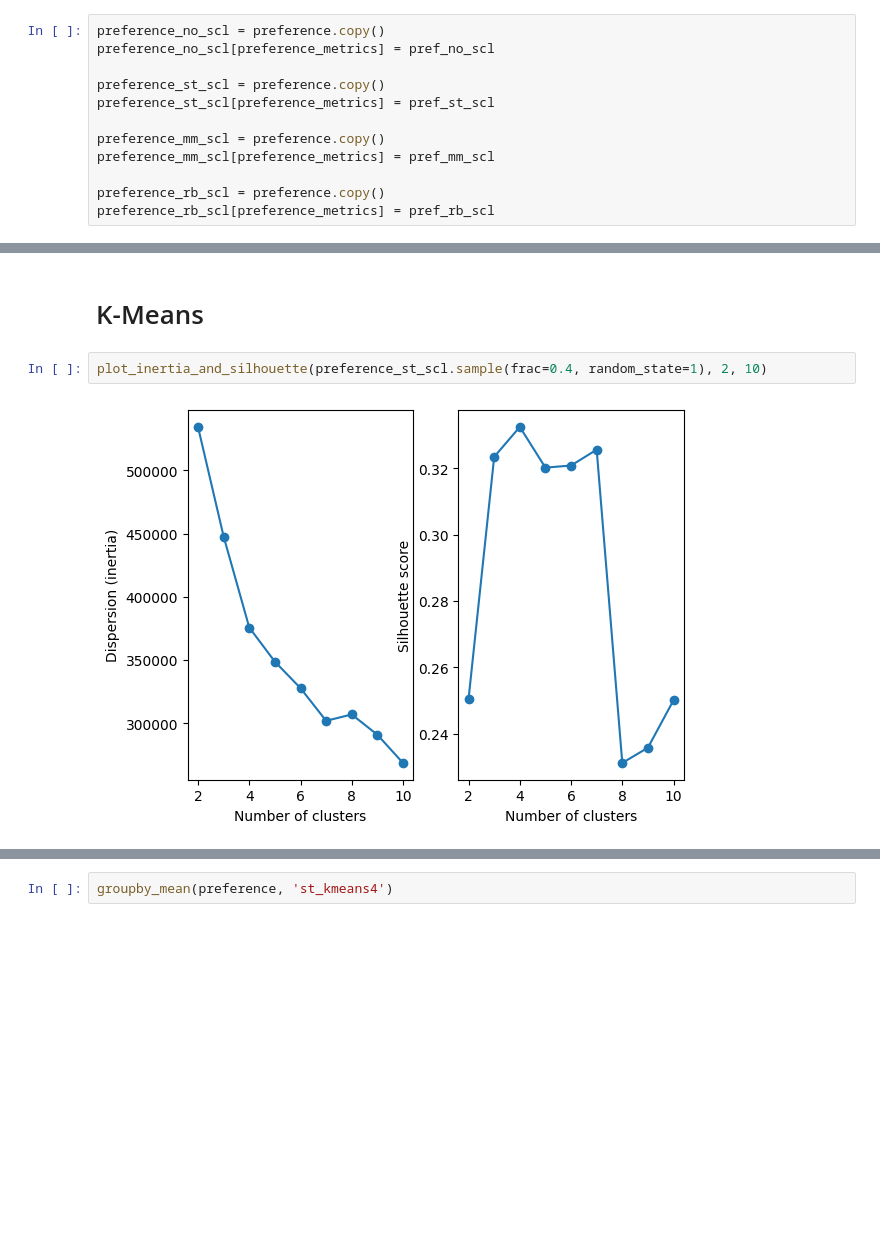
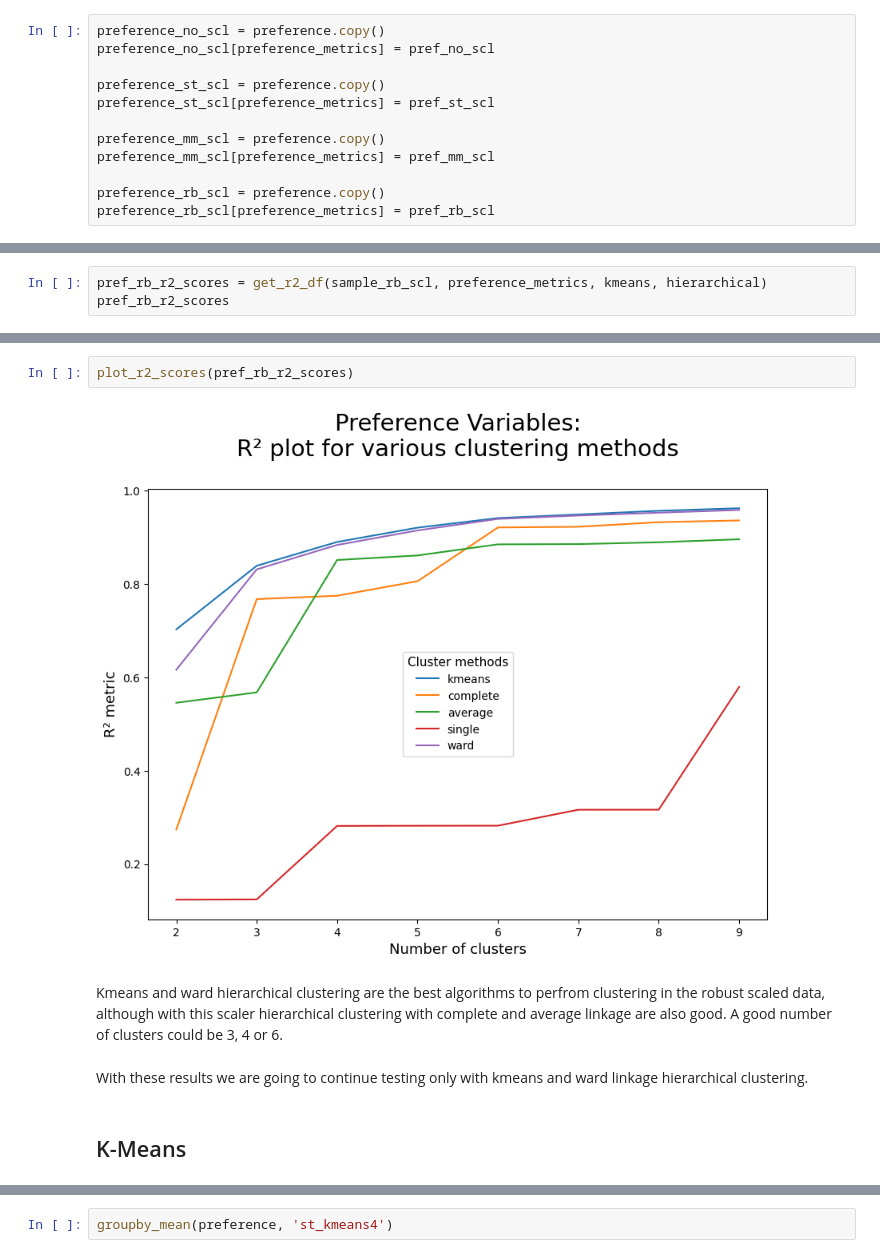
Before and after one commit to Rita-Centeno/DMI, a Jupyter notebook: clustering.ipynb, the cells around one changed output, grey strips where cells are left out. Saved outputs shown, nothing was run; the diff lists cells and outputs as text; blank space fills up the shorter version.

```diff
--- a/clustering.ipynb
+++ b/clustering.ipynb
@@ -46,0 +133,3 @@ preference_rb_scl[preference_metrics] = pref_rb_scl
+# %%
+pref_rb_r2_scores = get_r2_df(sample_rb_scl, preference_metrics, kmeans, hierarchical)
+pref_rb_r2_scores
@@ -47,6 +146,10 @@ preference_rb_scl[preference_metrics] = pref_rb_scl
+# %%
+plot_r2_scores(pref_rb_r2_scores)
+# %% [output]
+[figure, added]
+# %% [markdown]
+Kmeans and ward hierarchical clustering are the best algorithms to perfrom clustering in the robust scaled data, although with this scaler hierarchical clustering with complete and average linkage are also good. A good number of clusters could be 3, 4 or 6.
+# %% [markdown]
+With these results we are going to continue testing only with kmeans and ward linkage hierarchical clustering.
 # %% [markdown]
-# K-Means
+## K-Means
-# %%
-plot_inertia_and_silhouette(preference_st_scl.sample(frac=0.4, random_state=1), 2, 10)
-# %% [output]
-[figure, removed]
```
Also changed, not shown: parts of 249 cells of this notebook, 3 other files.
